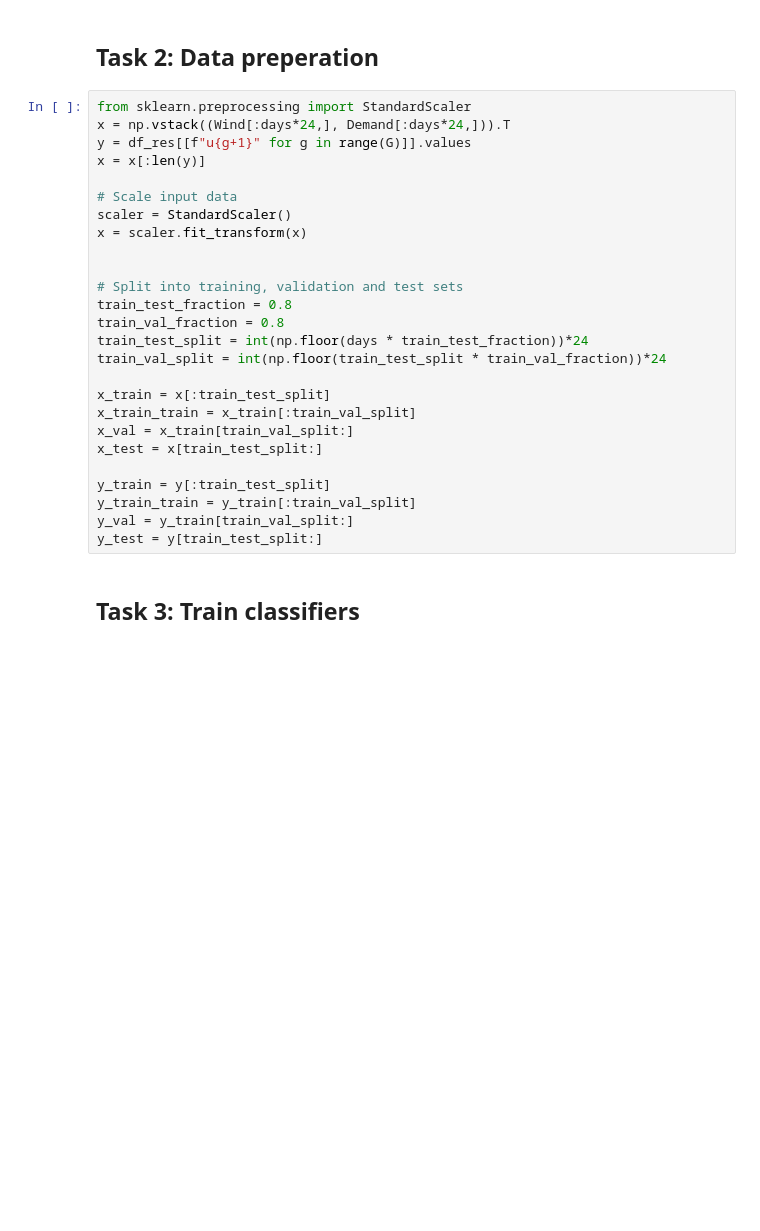
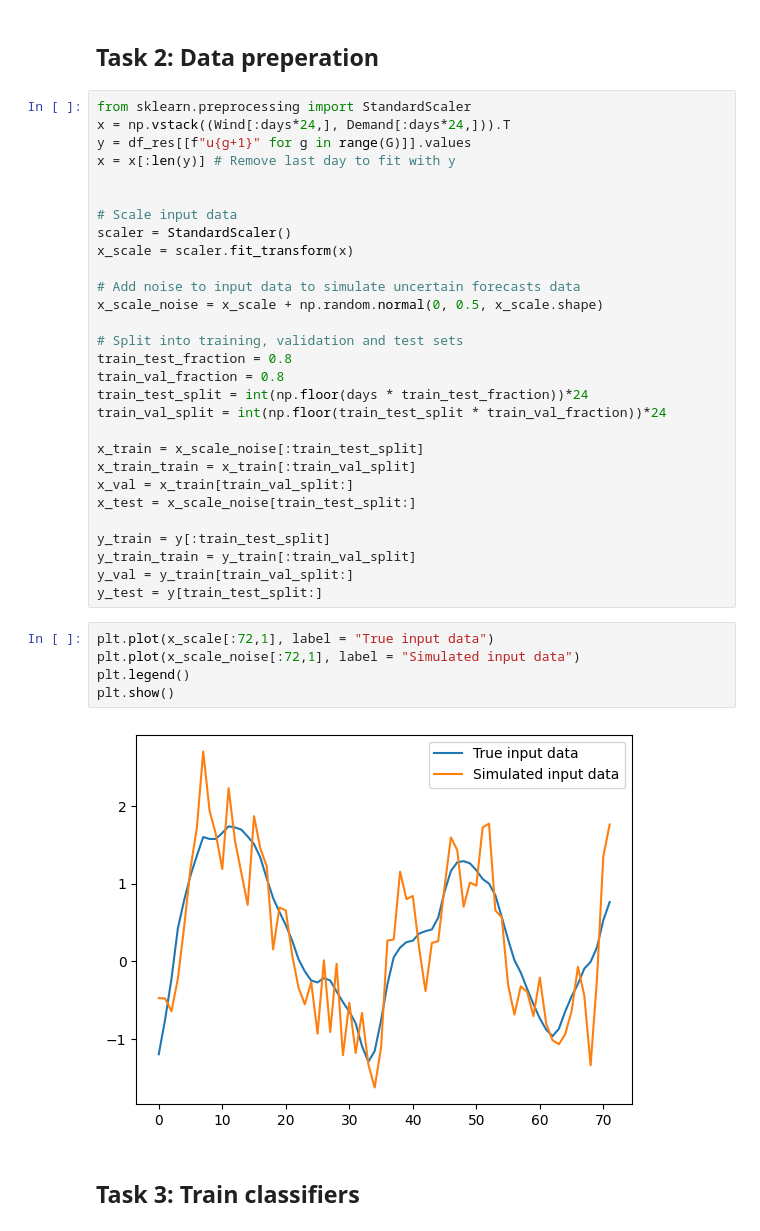
Before and after one commit to JacobSkaarup/46765_assignment2, a Jupyter notebook: main.ipynb, the cells around one changed output. Saved outputs shown, nothing was run; the diff lists cells and outputs as text; blank space fills up the shorter version.

```diff
--- a/main.ipynb
+++ b/main.ipynb
@@ -170,12 +170,15 @@ df_res.plot(y = ["p_w_1", "p_w_2"], drawstyle="steps", figsize = (15,5), title =
 from sklearn.preprocessing import StandardScaler
 x = np.vstack((Wind[:days*24,], Demand[:days*24,])).T
 y = df_res[[f"u{g+1}" for g in range(G)]].values
-x = x[:len(y)]
+x = x[:len(y)] # Remove last day to fit with y
+
 
 # Scale input data
 scaler = StandardScaler()
-x = scaler.fit_transform(x)
+x_scale = scaler.fit_transform(x)
 
+# Add noise to input data to simulate uncertain forecasts data
+x_scale_noise = x_scale + np.random.normal(0, 0.5, x_scale.shape)
 
 # Split into training, validation and test sets
 train_test_fraction = 0.8
@@ -183,15 +186,22 @@ train_val_fraction = 0.8
 train_test_split = int(np.floor(days * train_test_fraction))*24
 train_val_split = int(np.floor(train_test_split * train_val_fraction))*24
 
-x_train = x[:train_test_split]
+x_train = x_scale_noise[:train_test_split]
 x_train_train = x_train[:train_val_split]
 x_val = x_train[train_val_split:]
-x_test = x[train_test_split:]
+x_test = x_scale_noise[train_test_split:]
 
 y_train = y[:train_test_split]
 y_train_train = y_train[:train_val_split]
 y_val = y_train[train_val_split:]
 y_test = y[train_test_split:]
+# %%
+plt.plot(x_scale[:72,1], label = "True input data")
+plt.plot(x_scale_noise[:72,1], label = "Simulated input data")
+plt.legend()
+plt.show()
+# %% [output]
+[figure, added]
 # %% [markdown]
 ## Task 3: Train classifiers
 # %% [markdown]
```
Also changed, not shown: parts of 3 cells of this notebook.
